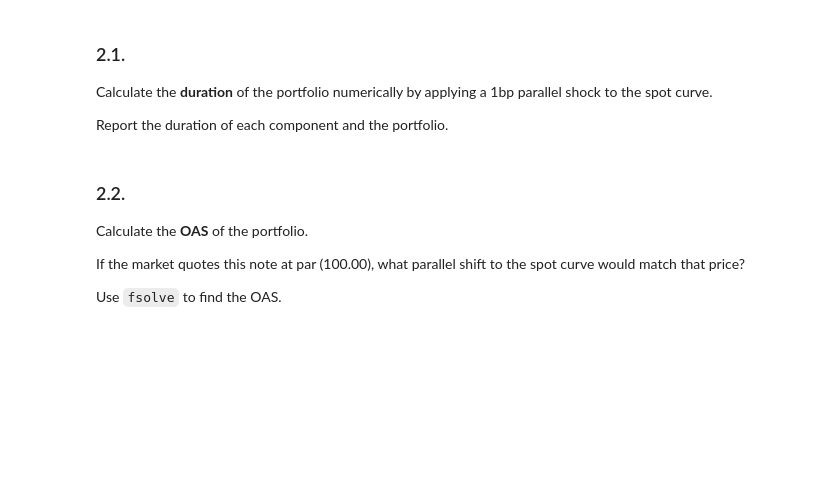
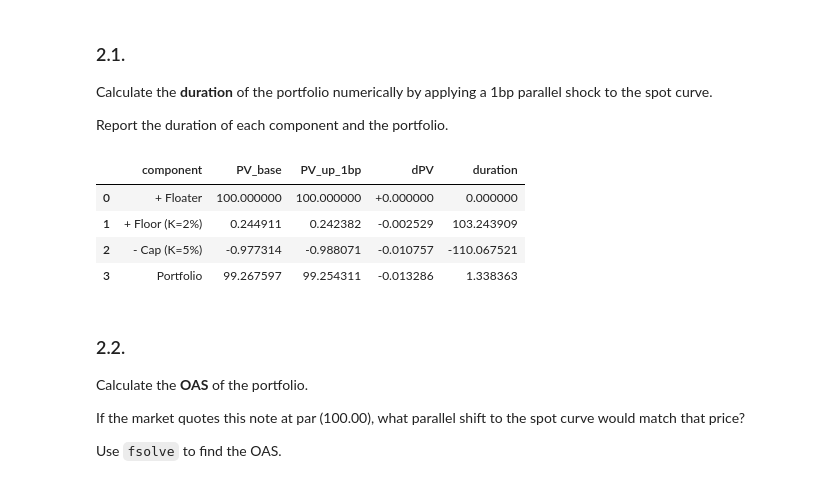
Before and after one commit to reecevdw/FINM-375-GROUP-A, a Jupyter notebook: hw2/C.7.1.%20Collared%20Floater.ipynb, the cells around one changed output. Cells and saved outputs as stored; diff of their text form; code cells hidden in the pictures; blank space fills up the shorter version.

```diff
--- a/hw2/C.7.1.%20Collared%20Floater.ipynb
+++ b/hw2/C.7.1.%20Collared%20Floater.ipynb
@@ -105,6 +223,98 @@ Is the portfolio worth more or less than par? Why?
 Calculate the **duration** of the portfolio numerically by applying a 1bp parallel shock to the spot curve.
 
 Report the duration of each component and the portfolio.
+# %%
+# 2.1 Numerical duration with a +1bp parallel shock to spot curve
+bump_bp = 1.0
+dy = bump_bp / 10000.0
+
+# Reuse objects from 1.2; create only if missing
+if "spot_col" not in globals():
+    spot_col = _pick_col(curves, ["spot", "zero", "rate"])
+if "vol_col" not in globals():
+    vol_col = _pick_col(curves, ["flat vol", "vol"])
+if "tenors" not in globals():
+    tenors = curves.index.astype(float).values
+if "spots" not in globals():
+    spots = curves[spot_col].astype(float).values
+if "vols" not in globals():
+    vols = curves[vol_col].astype(float).values
+if "sigma" not in globals():
+    sigma = float(np.interp(T, tenors, vols))
+if "delta" not in globals():
+    delta = 1.0 / CPNFREQ
+if "pay_times" not in globals() or "fix_times" not in globals():
+    pay_times = np.arange(1, int(T * CPNFREQ) + 1) * delta
+    fix_times = pay_times - delta
+
+def _price_cap_floor_from_spot_curve(spots_input):
+    def _df_t(t):
+        r_t = float(np.interp(t, tenors, spots_input))
+        return 1.0 / (1.0 + r_t / FREQ_CURVE) ** (FREQ_CURVE * t)
+
+    df_start = np.array([_df_t(t0) for t0 in fix_times], dtype=float)
+    df_end = np.array([_df_t(t1) for t1 in pay_times], dtype=float)
+    fwds = (df_start / df_end - 1.0) / delta
+
+    caplets, floorlets = [], []
+    for F, t_fix, df_pay in zip(fwds, fix_times, df_end):
+        tau = max(float(t_fix), 0.0)
+        caplets.append(NOTIONAL * delta * df_pay * _black76_call(F, BOUND_UPPER, sigma, tau))
+        floorlets.append(NOTIONAL * delta * df_pay * _black76_put(F, BOUND_LOWER, sigma, tau))
+
+    return float(np.sum(floorlets)), float(np.sum(caplets))  # floor, cap
+
+# Base values from prior sections (recompute if not present)
+if "pv_floater" not in globals():
+    pv_floater = NOTIONAL
+if "pv_floor" not in globals() or "pv_cap" not in globals():
+    pv_floor, pv_cap = _price_cap_floor_from_spot_curve(spots)
+
+# Bumped curve (+1bp everywhere)
+spots_up = spots + dy
+pv_floor_up, pv_cap_up = _price_cap_floor_from_spot_curve(spots_up)
+pv_floater_up = pv_floater  # par floater, no spread => remains at par in this setup
+
+# Signed component NAVs (matching the portfolio definition in 1.3)
+base = {
+    "+ Floater": pv_floater,
+    "+ Floor (K=2%)": pv_floor,
+    "- Cap (K=5%)": -pv_cap,
+}
+bump = {
+    "+ Floater": pv_floater_up,
+    "+ Floor (K=2%)": pv_floor_up,
+    "- Cap (K=5%)": -pv_cap_up,
+}
+
+base["Portfolio"] = sum(base.values())
+bump["Portfolio"] = sum(bump.values())
+
+def _duration(p0, p_up, d_y):
+    return np.nan if abs(p0) < 1e-12 else -(p_up - p0) / (p0 * d_y)
+
+rows = []
+for k in ["+ Floater", "+ Floor (K=2%)", "- Cap (K=5%)", "Portfolio"]:
+    p0 = base[k]
+    p1 = bump[k]
+    rows.append(
+        {
+            "component": k,
+            "PV_base": p0,
+            "PV_up_1bp": p1,
+            "dPV": p1 - p0,
+            "duration": _duration(p0, p1, dy),
+        }
+    )
+
+dur_tbl = pd.DataFrame(rows)
+display(dur_tbl.style.format({"PV_base": "{:.6f}", "PV_up_1bp": "{:.6f}", "dPV": "{:+.6f}", "duration": "{:.6f}"}))
+# %% [output]
+|  | component | PV_base | PV_up_1bp | dPV | duration |
+| 0 | + Floater | 100.000000 | 100.000000 | +0.000000 | 0.000000 |
+| 1 | + Floor (K=2%) | 0.244911 | 0.242382 | -0.002529 | 103.243909 |
+| 2 | - Cap (K=5%) | -0.977314 | -0.988071 | -0.010757 | -110.067521 |
+| 3 | Portfolio | 99.267597 | 99.254311 | -0.013286 | 1.338363 |
 # %% [markdown]
 ### 2.2.
 
```
Also changed, not shown: parts of 11 cells of this notebook.
